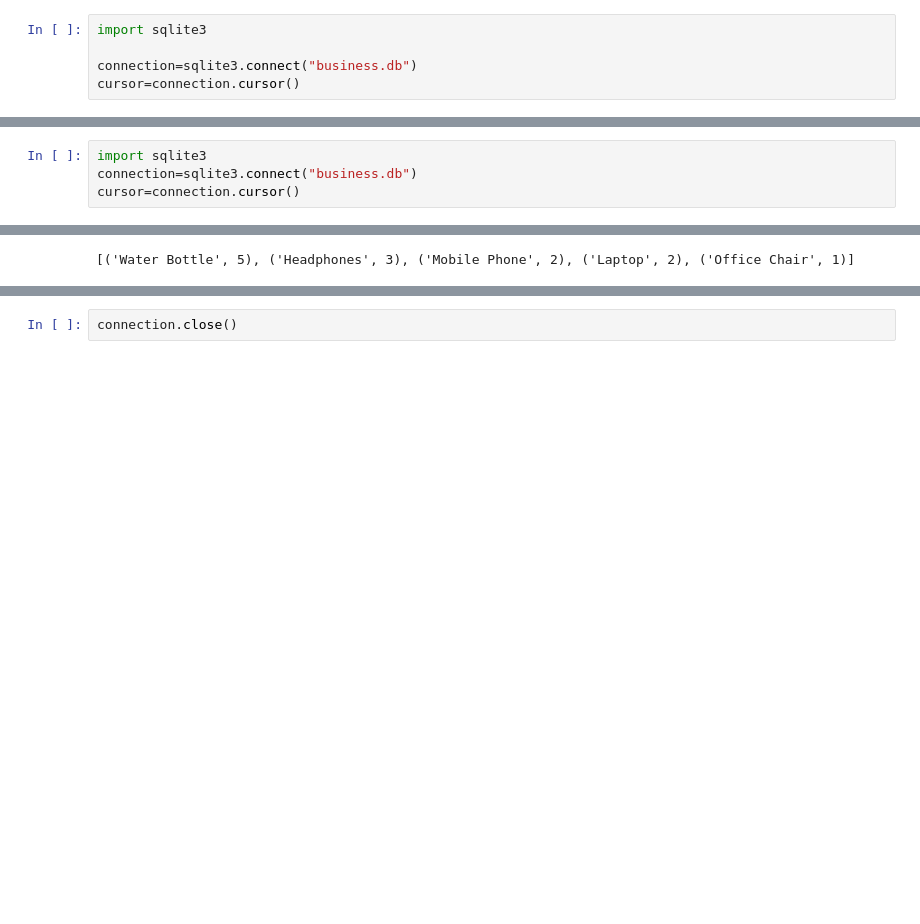
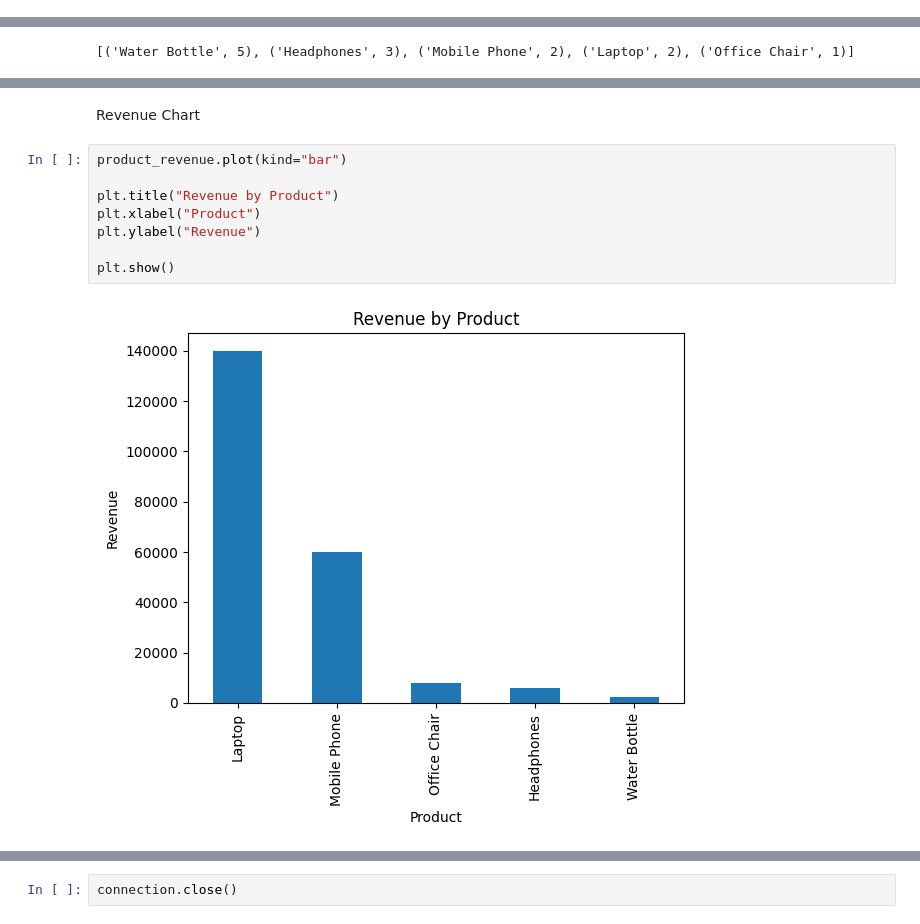
Before and after one commit to iankurbhatt/AI-Data-Analyst-Agent, a Jupyter notebook: database_setup.ipynb, the cells around one changed output, grey strips where cells are left out. Drawn from its saved outputs; the diff is of its cells as text; blank space fills up the shorter version.

```diff
--- a/database_setup.ipynb
+++ b/database_setup.ipynb
@@ -81,5 +69,0 @@ Restart
-# %%
-import sqlite3
-
-connection=sqlite3.connect("business.db")
-cursor=connection.cursor()
@@ -169,4 +161,0 @@ Connect to database
-# %%
-import sqlite3
-connection=sqlite3.connect("business.db")
-cursor=connection.cursor()
@@ -316,0 +398,12 @@ print(cursor.fetchall())
+# %% [markdown]
+Revenue Chart
+# %%
+product_revenue.plot(kind="bar")
+
+plt.title("Revenue by Product")
+plt.xlabel("Product")
+plt.ylabel("Revenue")
+
+plt.show()
+# %% [output]
+[figure, added]
```
Also changed, not shown: parts of 134 cells of this notebook.
